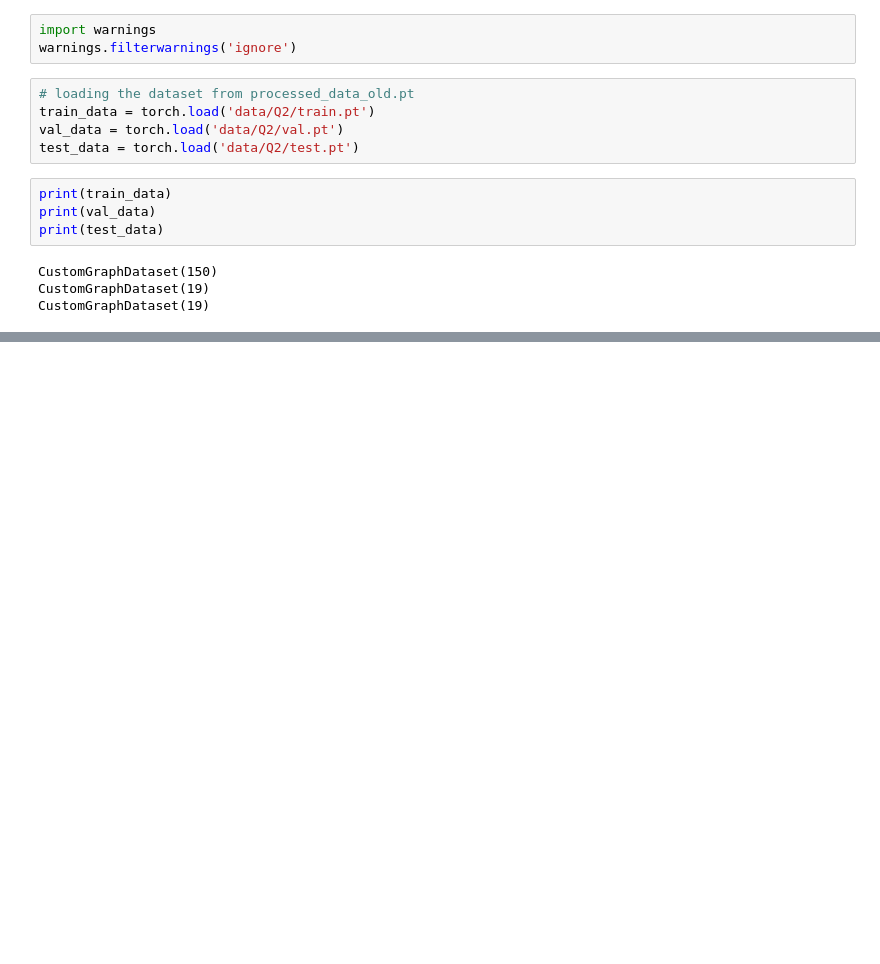
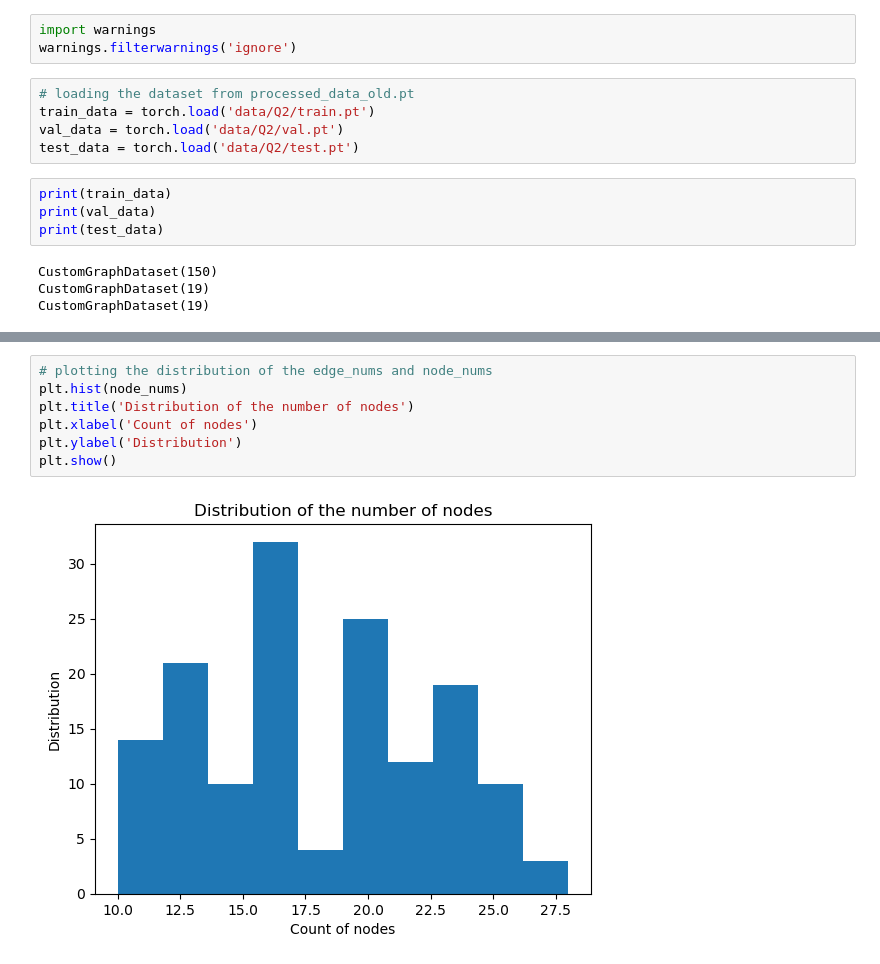
Before and after one commit to Horef/gdl_final, a Jupyter notebook: q2_notebook.ipynb, the cells around one changed output, grey strips where cells are left out. Drawn from its saved outputs; the diff is of its cells as text; blank space fills up the shorter version.

```diff
--- a/q2_notebook.ipynb
+++ b/q2_notebook.ipynb
@@ -131,0 +83,9 @@ print(len(S))
+# %%
+# plotting the distribution of the edge_nums and node_nums
+plt.hist(node_nums)
+plt.title('Distribution of the number of nodes')
+plt.xlabel('Count of nodes')
+plt.ylabel('Distribution')
+plt.show()
+# %% [output]
+[figure, added]
```
Also changed, not shown: parts of 20 cells of this notebook, 22 other files.
